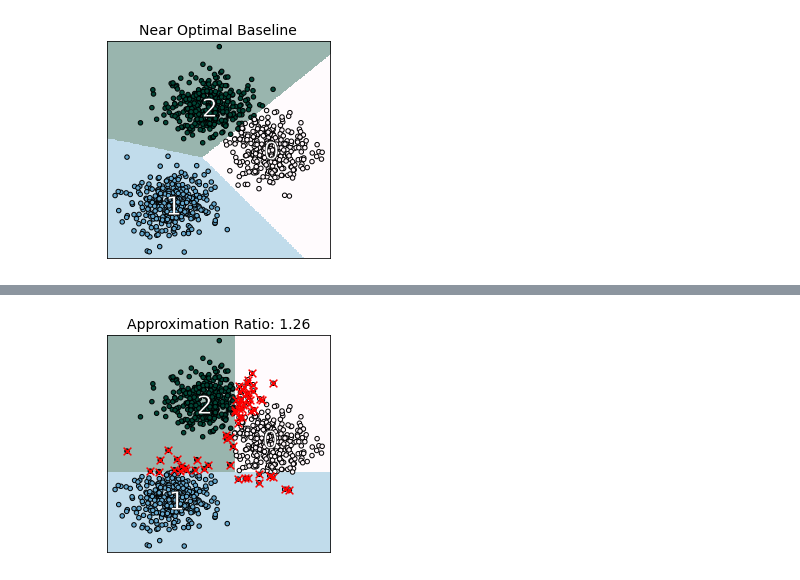
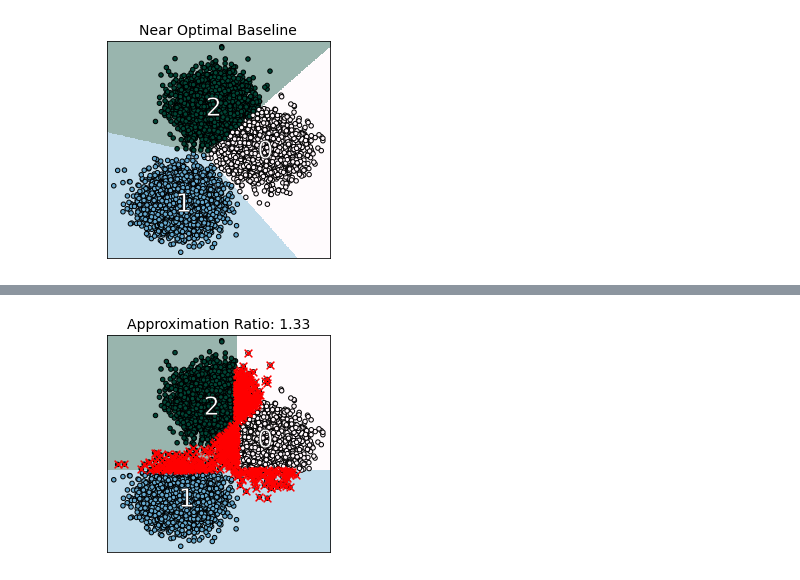
Before and after one commit to lmurtinho/ExKMC, a Jupyter notebook: ExKMC/Example with single dimension.ipynb, the cells around one changed output, grey strips where cells are left out. Cells and saved outputs as stored; diff of their text form; code cells hidden in the pictures.

```diff
--- a/ExKMC/Example with single dimension.ipynb
+++ b/ExKMC/Example with single dimension.ipynb
@@ -10,22 +10,20 @@ import sys
 sys.path.insert(0, '../notebooks/')
 from utils import calc_cost, plot_kmeans, plot_tree_boundary
 # %%
-n = 1000
+n = 10000
 d = 2
 k = 3
 x_data, _ = make_blobs(n, d, k, 2.5, random_state=42)
-
-
 
 kmeans = KMeans(k, random_state=42)
 kmeans.fit(x_data)
 
 plot_kmeans(kmeans, x_data)
 # %% [output]
-[figure, old version]
+[figure, new version]
 # %%
 tree_1k = Tree(k)
-tree_1k.fit(x_data, kmeans)
+%timeit tree_1k.fit(x_data, kmeans)
 
 plot_tree_boundary(tree_1k, k, x_data, kmeans, plot_mistakes=True)
 # %% [output]
@@ -32,3 +31,3 @@ plot_tree_boundary(tree_1k, k, x_data, kmeans, plot_mistakes=True)
-[figure, old version]
+[figure, new version]
 # %%
 tree_0d = Tree(k, valid_col_idx=[0])
```
Also changed, not shown: parts of 15 cells of this notebook, 2 other files.
